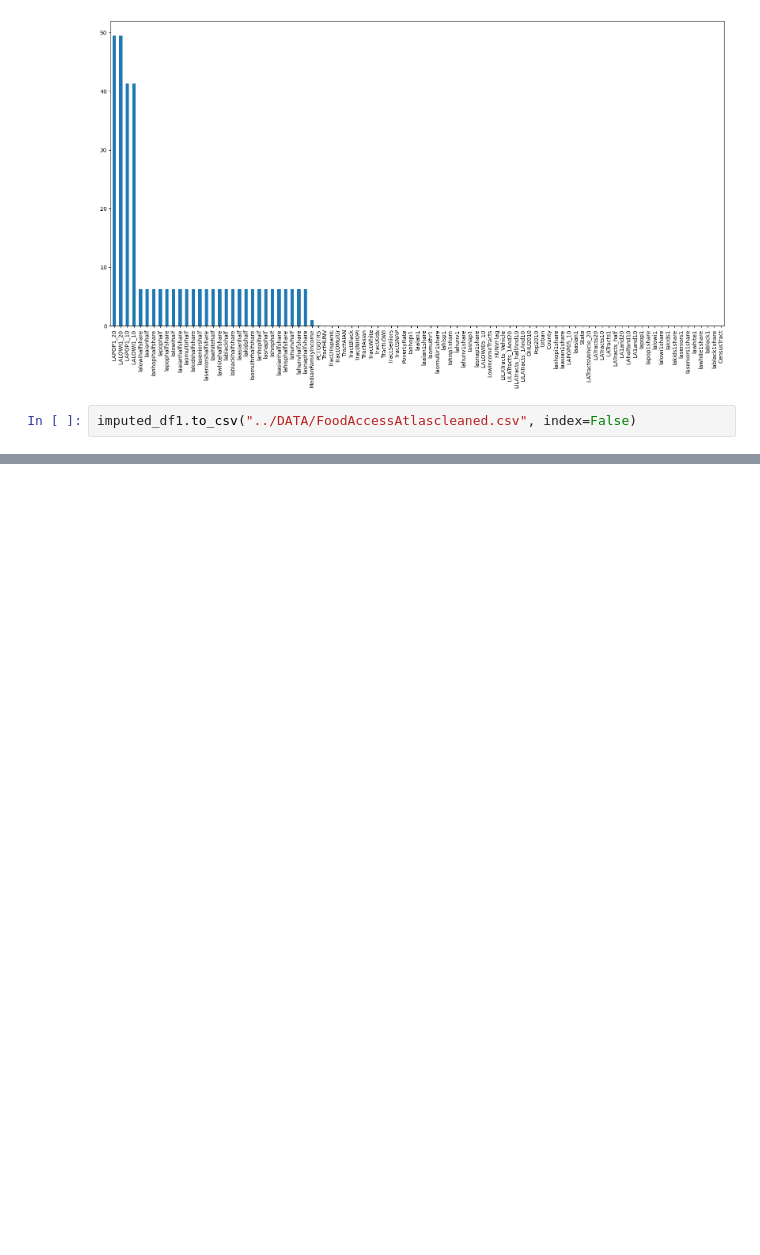
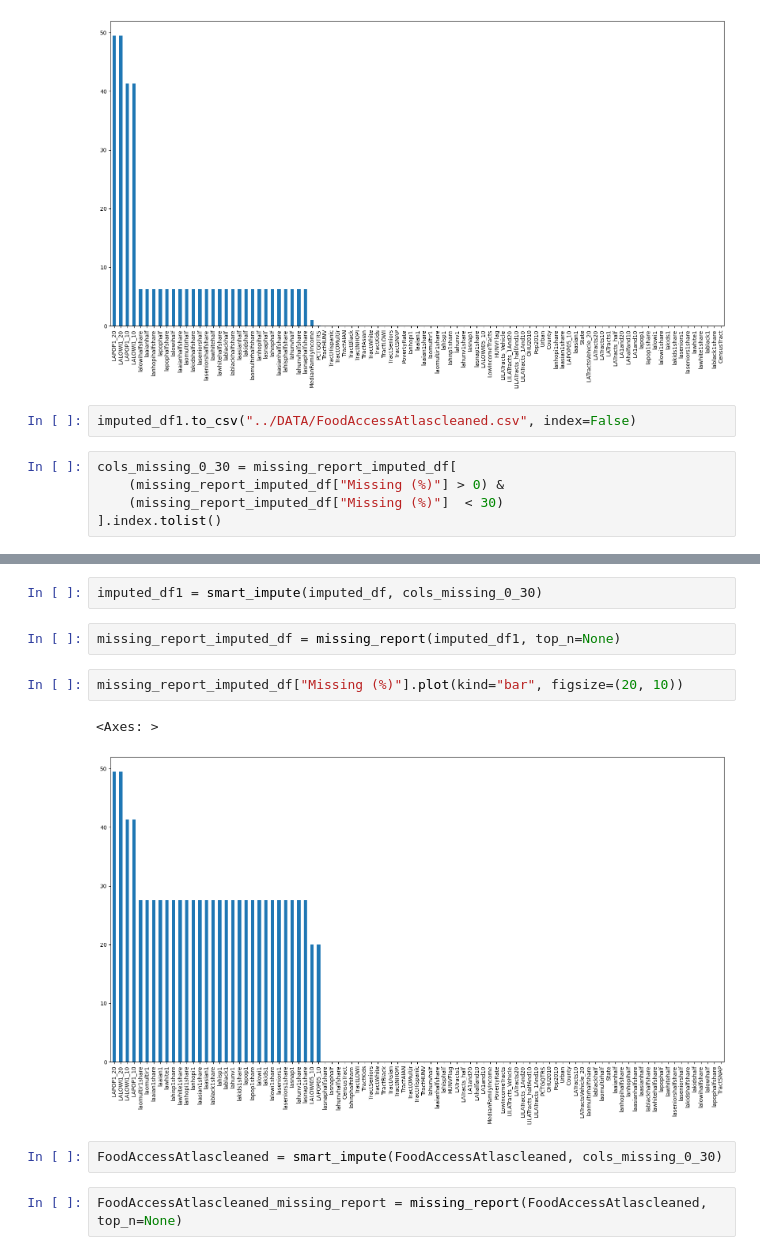
Before and after one commit to Sarfarazzzzz/DSA-Datathon-2025, a Jupyter notebook: notebooks/EDA.ipynb, the cells around one changed output, grey strips where cells are left out. Drawn from its saved outputs; the diff is of its cells as text; blank space fills up the shorter version.

Commit message:
cleaned and created AtlasFoodAccesCleaned.csv

```diff
--- a/notebooks/EDA.ipynb
+++ b/notebooks/EDA.ipynb
@@ -316,3 +316,8 @@ missing_report_imputed_df["Missing (%)"].plot(kind="bar", figsize=(20, 10))
 [figure]
 # %%
 imputed_df1.to_csv("../DATA/FoodAccessAtlascleaned.csv", index=False)
+# %%
+cols_missing_0_30 = missing_report_imputed_df[
+    (missing_report_imputed_df["Missing (%)"] > 0) &
+    (missing_report_imputed_df["Missing (%)"]  < 30)
+].index.tolist()
@@ -318,0 +344,13 @@ imputed_df1.to_csv("../DATA/FoodAccessAtlascleaned.csv", index=False)
+# %%
+imputed_df1 = smart_impute(imputed_df, cols_missing_0_30)
+# %%
+missing_report_imputed_df = missing_report(imputed_df1, top_n=None)
+# %%
+missing_report_imputed_df["Missing (%)"].plot(kind="bar", figsize=(20, 10))
+# %% [output]
+<Axes: >
+[figure, added]
+# %%
+FoodAccessAtlascleaned = smart_impute(FoodAccessAtlascleaned, cols_missing_0_30)
+# %%
+FoodAccessAtlascleaned_missing_report = missing_report(FoodAccessAtlascleaned, top_n=None)
```
Also changed, not shown: parts of 10 cells of this notebook, 1 other file.
